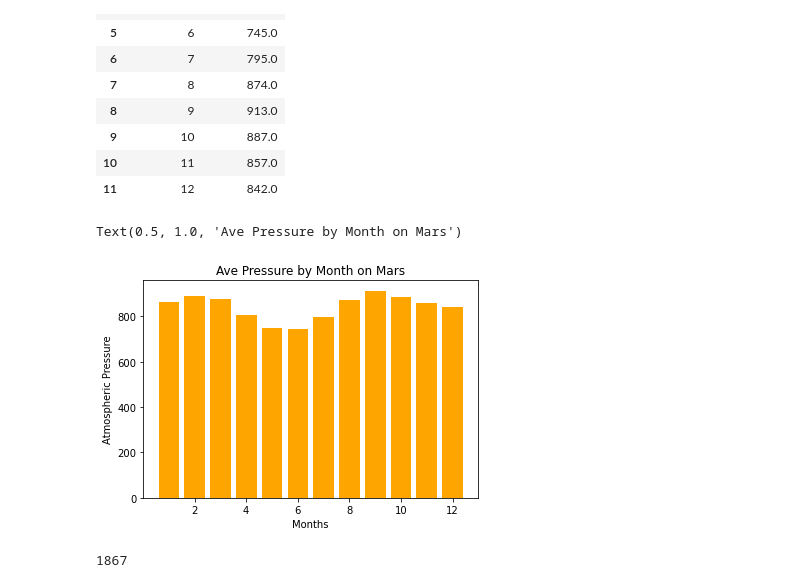
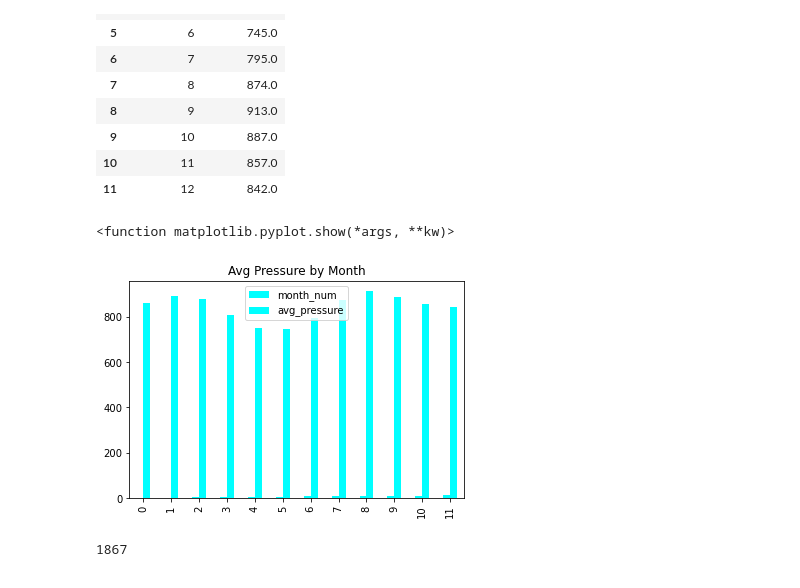
Before and after one commit to MITCHELLWYNE/Mars-Analysis, a Jupyter notebook: Starter_Code/part_2_mars_weather.ipynb, the cells around one changed output. Drawn from its saved outputs; the diff is of its cells as text; code cells hidden in the pictures.

```diff
--- a/Starter_Code/part_2_mars_weather.ipynb
+++ b/Starter_Code/part_2_mars_weather.ipynb
@@ -248,15 +259,12 @@ avg_pressure
 | 11 | 12 | 842.0 |
 # %%
 # Plot the average pressure by month
-plt.bar(avg_pressure['month_num'], avg_pressure['avg_pressure'], color= 'orange')
-
-plt.xlabel('Months')
-plt.ylabel('Atmospheric Pressure')
-
-plt.title("Ave Pressure by Month on Mars")
+plt_avg_pressure = avg_pressure.plot(kind = 'bar',
+                                     title = 'Avg Pressure by Month', color = 'cyan')
+plt.show
 # %% [output]
-Text(0.5, 1.0, 'Ave Pressure by Month on Mars')
+<function matplotlib.pyplot.show(*args, **kw)>
-[figure, old version]
+[figure, new version]
 # %%
 # 5. How many terrestrial (earth) days are there in a Martian year?
 terr_days = mars_df['terrestrial_date'].nunique()
```
Also changed, not shown: parts of 4 cells of this notebook, 1 other file.
